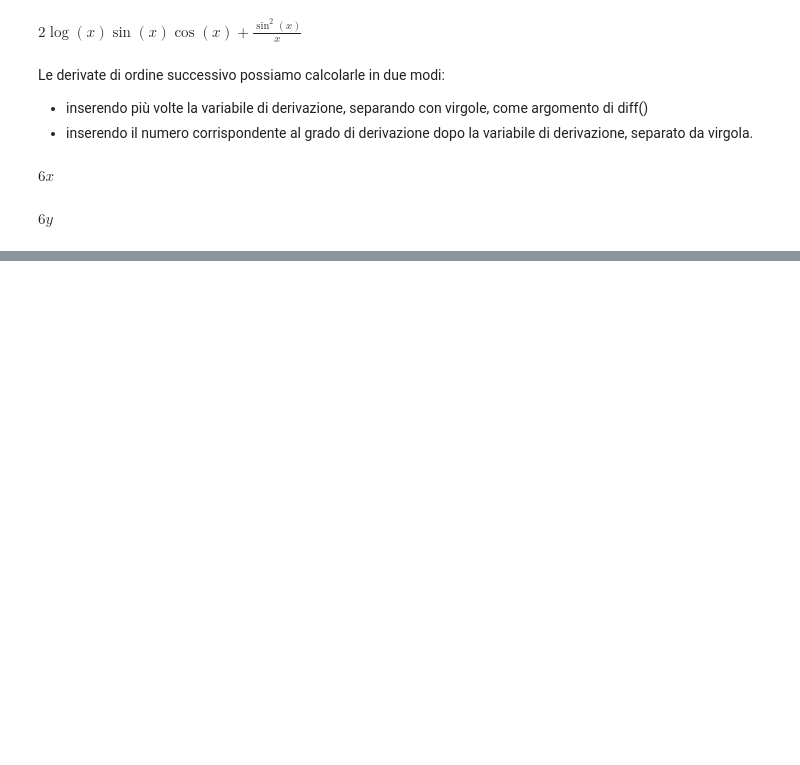
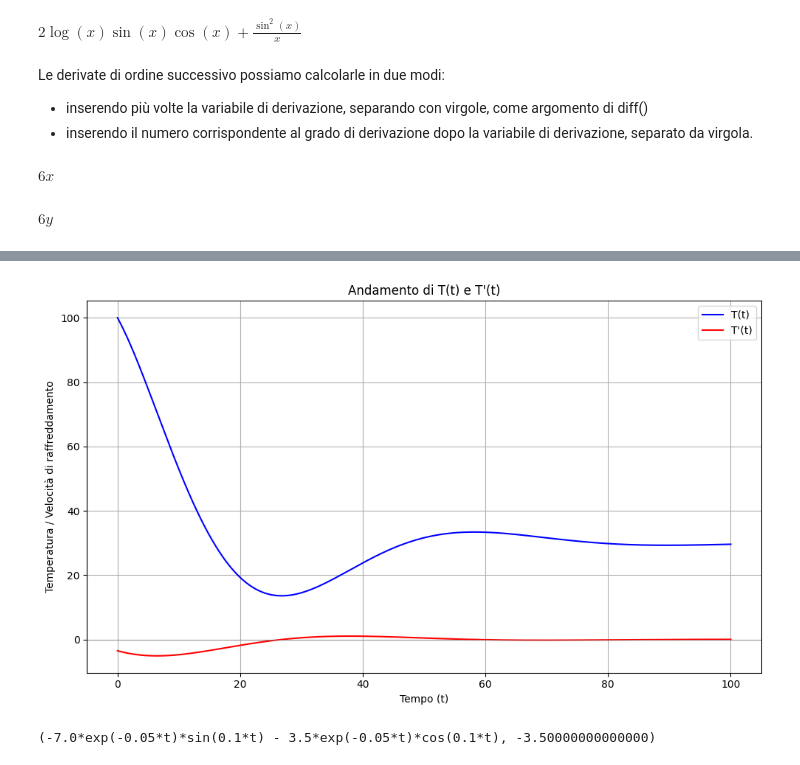
Before and after one commit to gianlukas/modellazioneSistIng, a Jupyter notebook: 4_1_Derivate.ipynb, the cells around one changed output, grey strips where cells are left out. Saved outputs shown, nothing was run; the diff lists cells and outputs as text; code cells hidden in the pictures; blank space fills up the shorter version.

```diff
--- a/4_1_Derivate.ipynb
+++ b/4_1_Derivate.ipynb
@@ -188,0 +202,41 @@ $\displaystyle 6 y$
+# %%
+import sympy as sp
+import numpy as np
+import matplotlib.pyplot as plt
+
+# Definizione del simbolo e della funzione
+t = sp.Symbol('t', real=True)
+T = 30 + 70 * sp.exp(-0.05 * t) * sp.cos(0.1 * t)
+
+# Calcolo della derivata simbolica
+T_prime = sp.diff(T, t)
+
+# Calcolo del valore della derivata in t = 0
+T_prime_at_0 = T_prime.subs(t, 0).evalf()
+
+# Conversione delle funzioni in funzioni numeriche per il grafico
+T_func = sp.lambdify(t, T, modules=['numpy'])
+T_prime_func = sp.lambdify(t, T_prime, modules=['numpy'])
+
+# Valori numerici per il grafico
+t_vals = np.linspace(0, 100, 1000)
+T_vals = T_func(t_vals)
+T_prime_vals = T_prime_func(t_vals)
+
+# Creazione del grafico
+plt.figure(figsize=(10, 6))
+plt.plot(t_vals, T_vals, label='T(t)', color='blue')
+plt.plot(t_vals, T_prime_vals, label="T'(t)", color='red')
+plt.axhline(0, color='gray', linewidth=0.5)
+plt.title("Andamento di T(t) e T'(t)")
+plt.xlabel("Tempo (t)")
+plt.ylabel("Temperatura / Velocità di raffreddamento")
+plt.legend()
+plt.grid(True)
+plt.tight_layout()
+plt.show()
+
+T_prime, T_prime_at_0
+# %% [output]
+[figure, added]
+(-7.0*exp(-0.05*t)*sin(0.1*t) - 3.5*exp(-0.05*t)*cos(0.1*t), -3.50000000000000)
```
Also changed, not shown: parts of 7 cells of this notebook.
